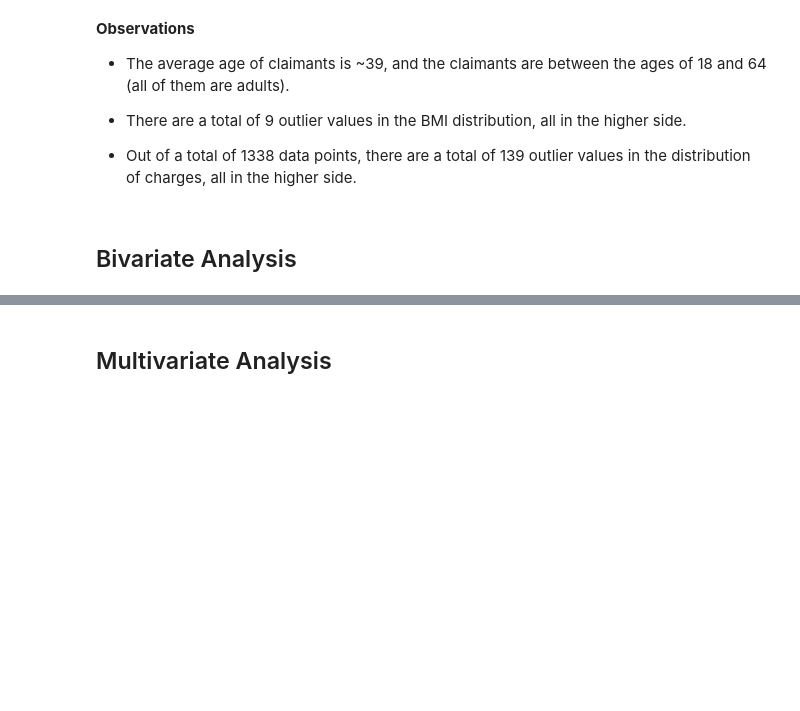
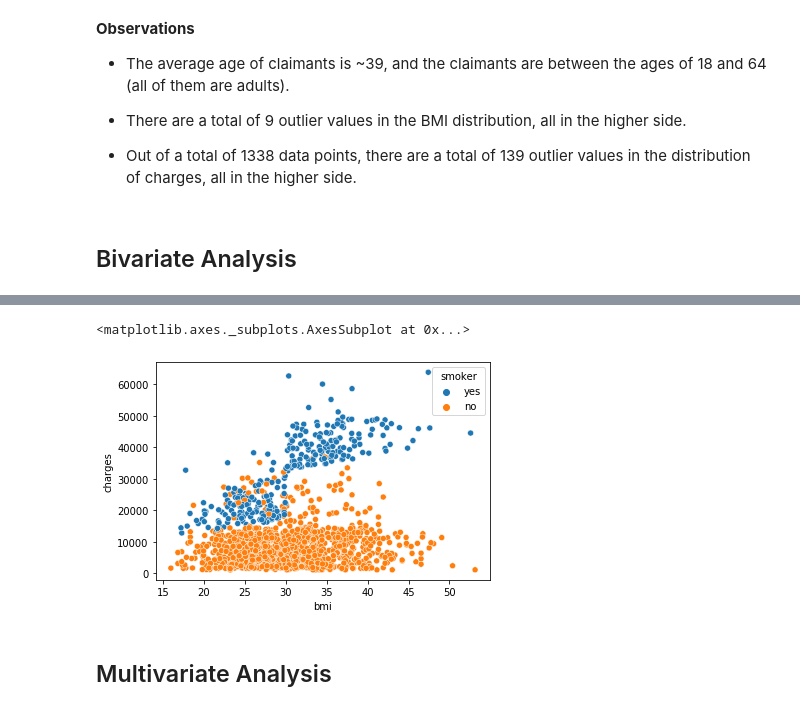
Before and after one commit to mervebdurna/us-health-insurance-data-analysis, a Jupyter notebook: us_health_insurance_EDA.ipynb, the cells around one changed output, grey strips where cells are left out. Cells and saved outputs as stored; diff of their text form; code cells hidden in the pictures; blank space fills up the shorter version.

```diff
--- a/us_health_insurance_EDA.ipynb
+++ b/us_health_insurance_EDA.ipynb
@@ -244,2 +268,7 @@ for feature in num_features:
+# %%
+sns.scatterplot(data=df, y = 'charges', x = 'bmi', hue='smoker')
+# %% [output]
+<matplotlib.axes._subplots.AxesSubplot at 0x...>
+[figure, added]
 # %% [markdown]
 ## Multivariate Analysis
```
Also changed, not shown: parts of 4 cells of this notebook.
